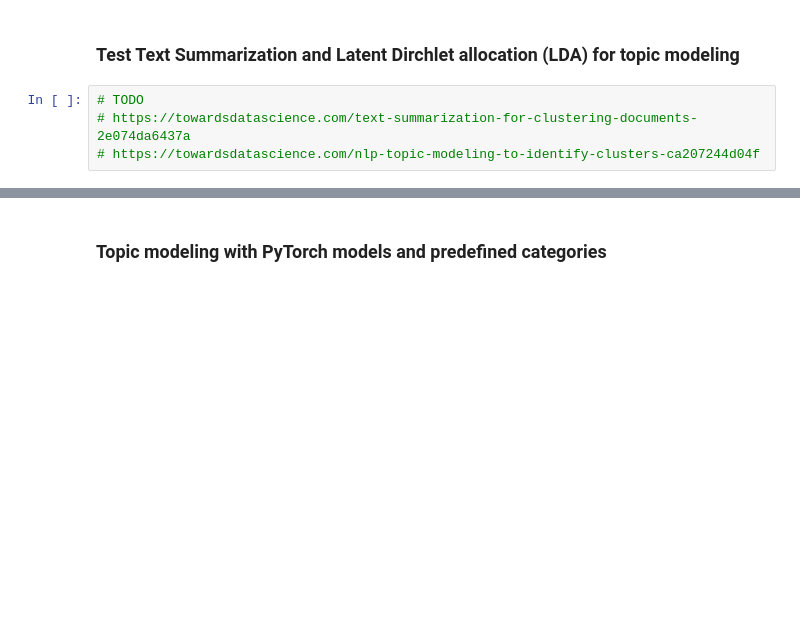
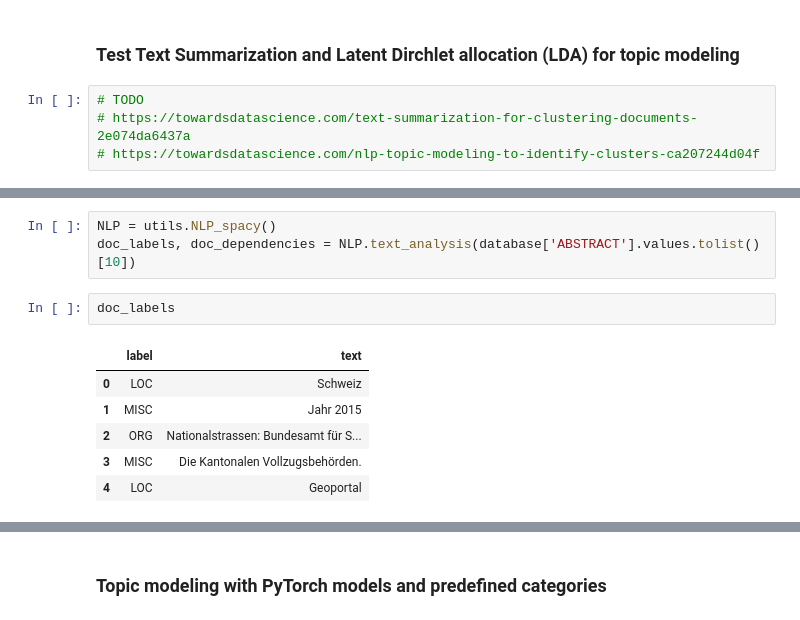
Before and after one commit to FHNW-IVGI/Geoharvester, a Jupyter notebook: server/app/processing/testing.ipynb, the cells around one changed output, grey strips where cells are left out. Drawn from its saved outputs; the diff is of its cells as text; blank space fills up the shorter version.

```diff
--- a/server/app/processing/testing.ipynb
+++ b/server/app/processing/testing.ipynb
@@ -144,0 +166,12 @@ lsamodel.print_topics(best_number_topics, number_of_words)
+# %%
+NLP = utils.NLP_spacy()
+doc_labels, doc_dependencies = NLP.text_analysis(database['ABSTRACT'].values.tolist()[10])
+# %%
+doc_labels
+# %% [output]
+|  | label | text |
+| 0 | LOC | Schweiz |
+| 1 | MISC | Jahr 2015 |
+| 2 | ORG | Nationalstrassen: Bundesamt für S... |
+| 3 | MISC | Die Kantonalen Vollzugsbehörden. |
+| 4 | LOC | Geoportal |
```
Also changed, not shown: parts of 13 cells of this notebook, 1 other file.
